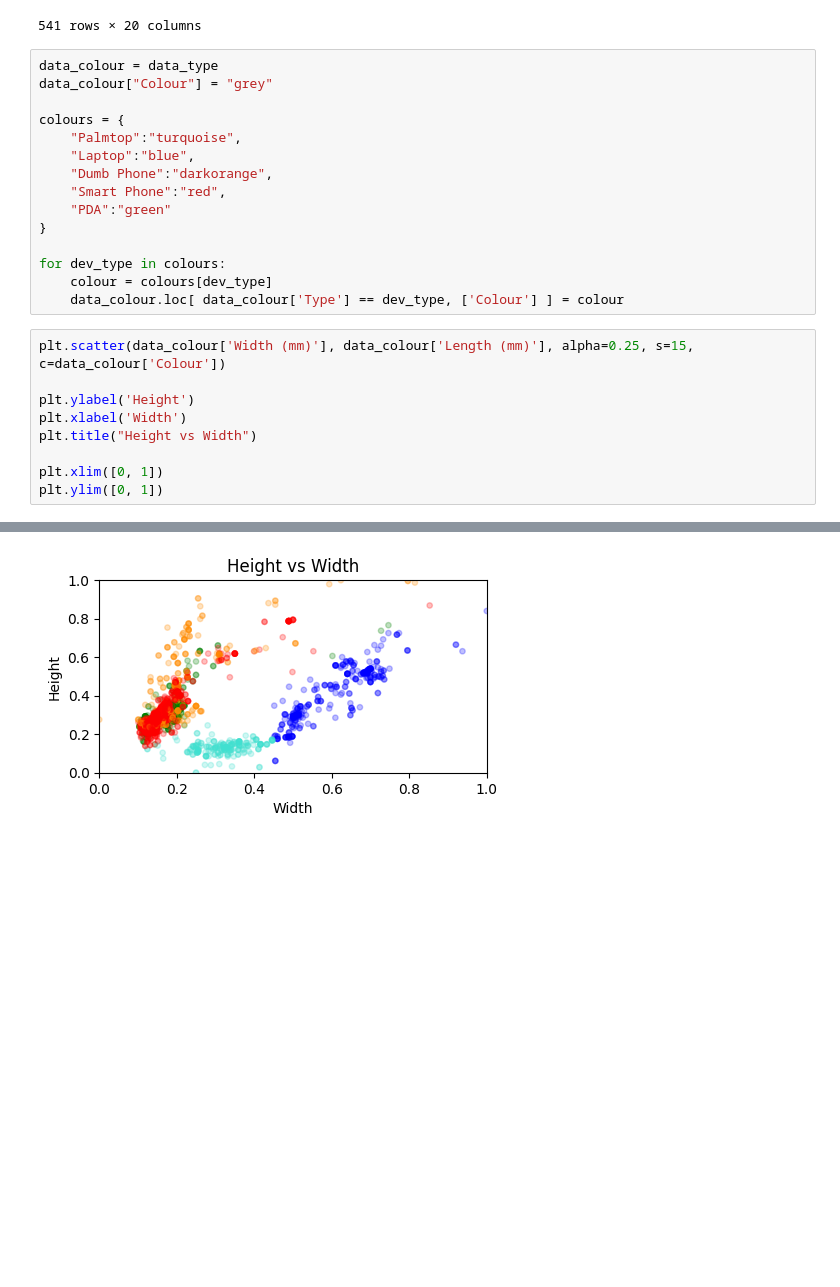
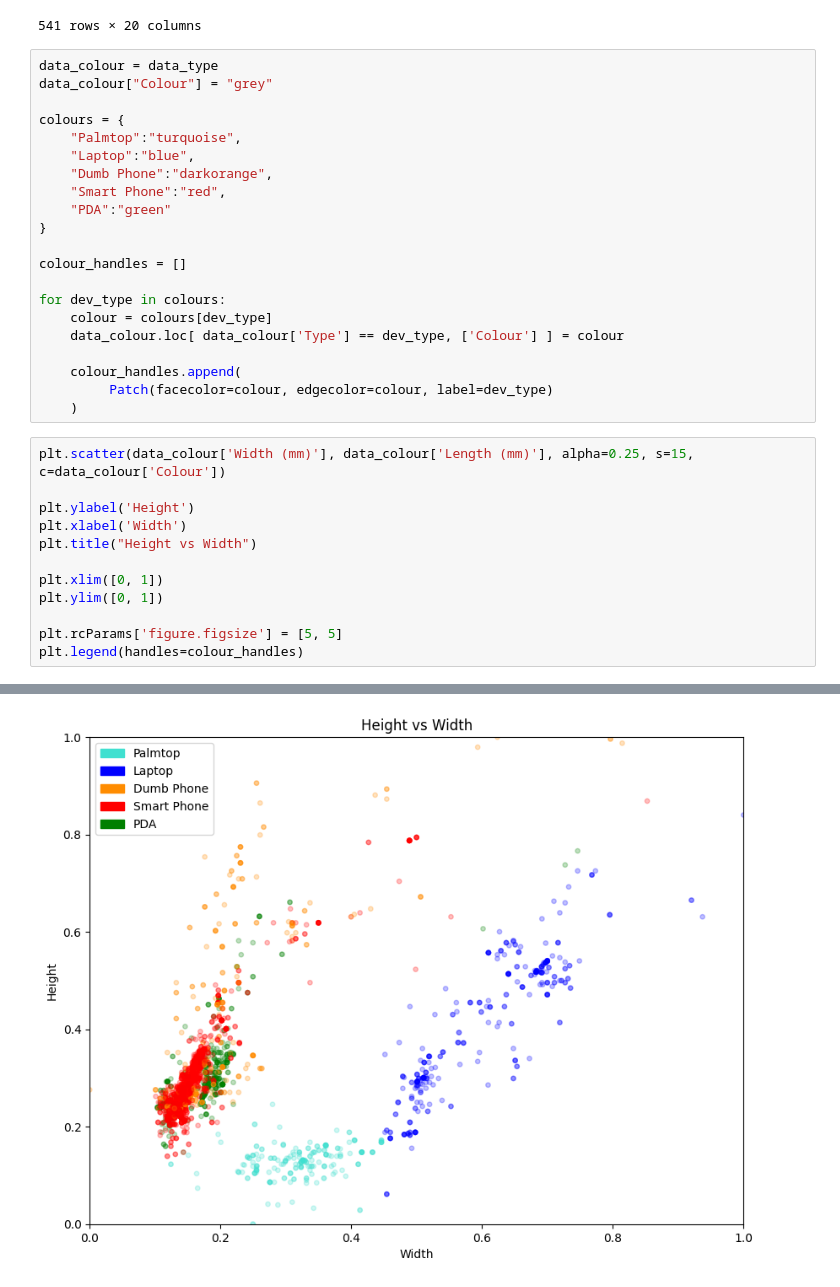
Before and after one commit to MageAthena/visualisation-data-analysis, a Jupyter notebook: COMP5048 Assignment 2.ipynb, the cells around one changed output, grey strips where cells are left out. Cells and saved outputs as stored; diff of their text form; blank space fills up the shorter version.

Commit message:
Add axis legend

```diff
--- a/COMP5048 Assignment 2.ipynb
+++ b/COMP5048 Assignment 2.ipynb
@@ -153,9 +154,15 @@ colours = {
     "PDA":"green"
 }
 
+colour_handles = []
+
 for dev_type in colours:
     colour = colours[dev_type]
     data_colour.loc[ data_colour['Type'] == dev_type, ['Colour'] ] = colour
+
+    colour_handles.append(
+         Patch(facecolor=colour, edgecolor=colour, label=dev_type)
+    )
 # %%
 plt.scatter(data_colour['Width (mm)'], data_colour['Length (mm)'], alpha=0.25, s=15, c=data_colour['Colour'])
 
@@ -165,4 +172,7 @@ plt.title("Height vs Width")
 
 plt.xlim([0, 1])
 plt.ylim([0, 1])
+
+plt.rcParams['figure.figsize'] = [5, 5]
+plt.legend(handles=colour_handles)
 # %% [output]
@@ -170,4 +180,4 @@ plt.ylim([0, 1])
-[figure, old version]
+[figure, new version]
 # %%
 plt.scatter(data_colour['Aspect Ratio'], data_colour['Display Aspect Ratio'], alpha=0.25, s=15, c=data_colour['Colour'])
 
```
Also changed, not shown: parts of 9 cells of this notebook.
